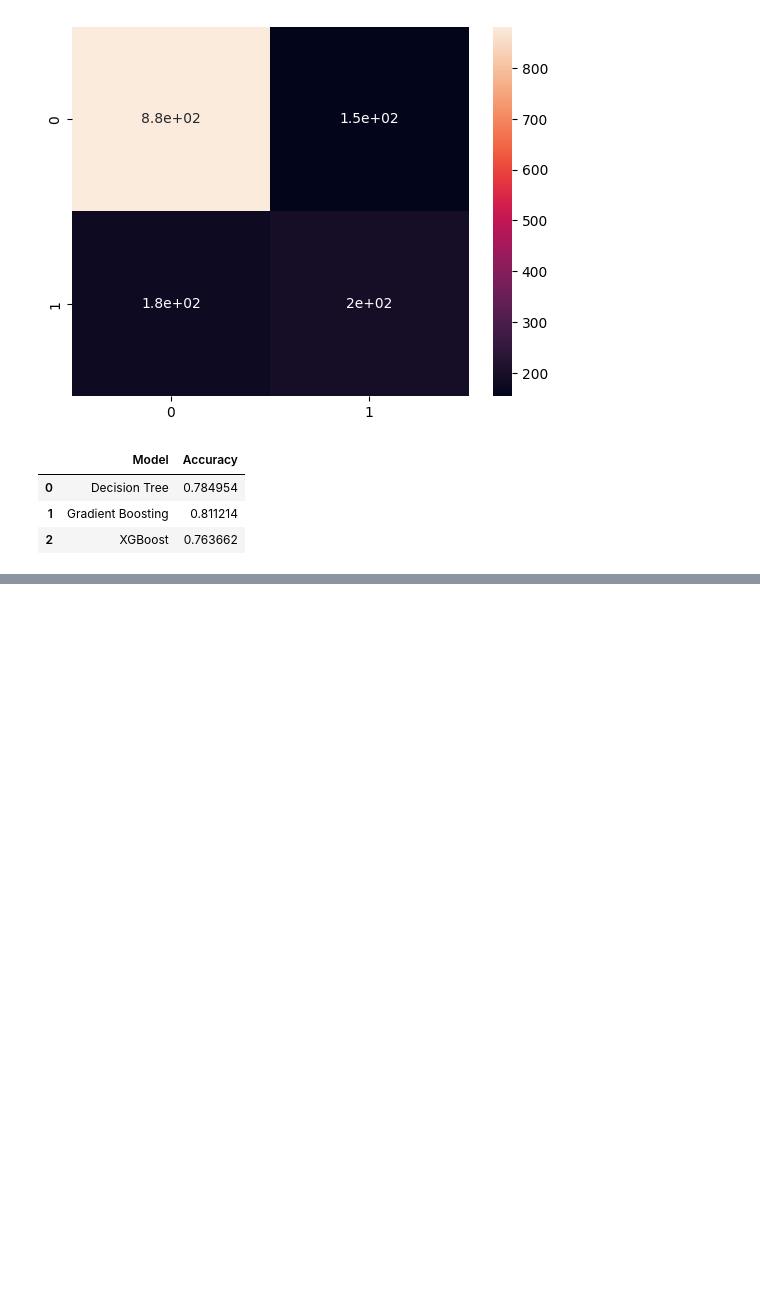
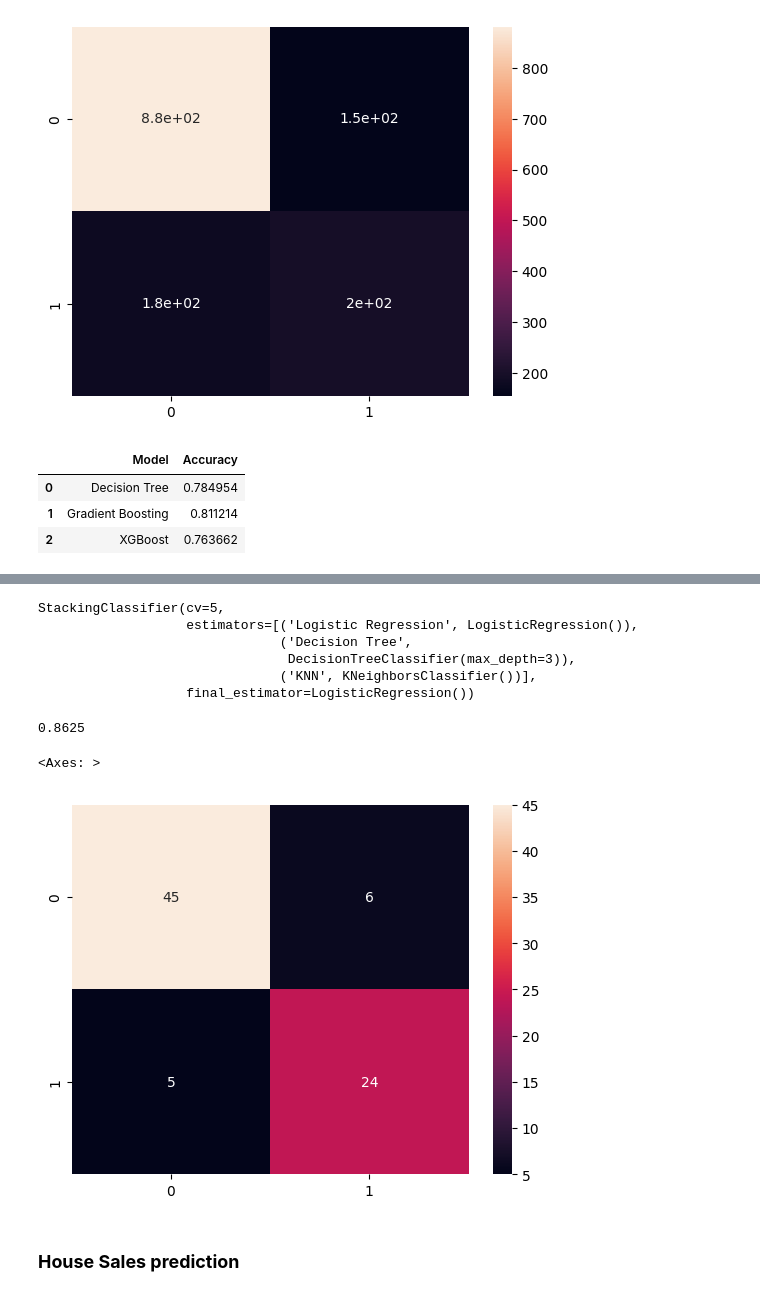
Before and after one commit to AnveshAnnepaga/AI_DS, a Jupyter notebook: KNN_,_HyperParameter_and_Ensemble.ipynb, the cells around one changed output, grey strips where cells are left out. Saved outputs shown, nothing was run; the diff lists cells and outputs as text; code cells hidden in the pictures; blank space fills up the shorter version.

```diff
--- a/KNN_,_HyperParameter_and_Ensemble.ipynb
+++ b/KNN_,_HyperParameter_and_Ensemble.ipynb
@@ -692,0 +739,37 @@ results
+# %%
+#define base models
+
+base_models = [
+    ("Logistic Regression", LogisticRegression()),
+    ("Decision Tree", DecisionTreeClassifier(max_depth = 3)),
+    ("KNN", KNeighborsClassifier(n_neighbors=5))
+]
+# %%
+meta_model = LogisticRegression()
+# %%
+classifier = StackingClassifier(estimators=base_models,
+                                final_estimator=meta_model,
+                                cv=5
+              )
+
+classifier.fit(X_train, y_train)
+# %% [output]
+StackingClassifier(cv=5,
+                   estimators=[('Logistic Regression', LogisticRegression()),
+                               ('Decision Tree',
+                                DecisionTreeClassifier(max_depth=3)),
+                               ('KNN', KNeighborsClassifier())],
+                   final_estimator=LogisticRegression())
+# %%
+y_pred = classifier.predict(X_test)
+accuracy_score(y_test, y_pred)
+# %% [output]
+0.8625
+# %%
+cm = confusion_matrix(y_test, y_pred)
+sns.heatmap(cm,annot=True)
+# %% [output]
+<Axes: >
+[figure, added]
+# %% [markdown]
+### **House Sales prediction**
```
Also changed, not shown: parts of 30 cells of this notebook.
